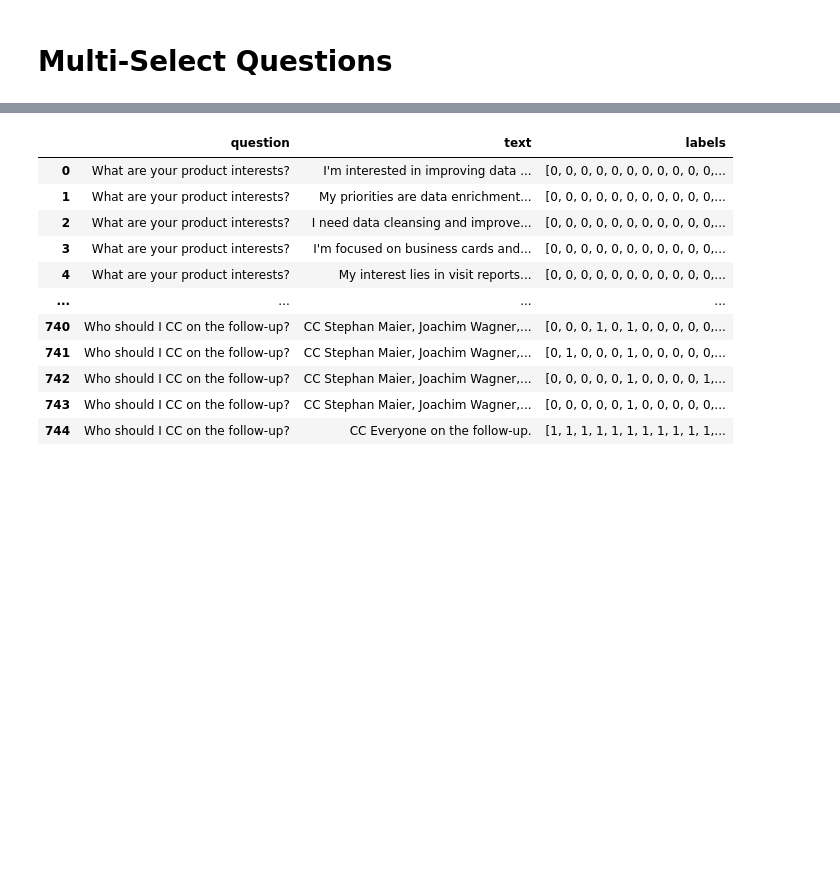
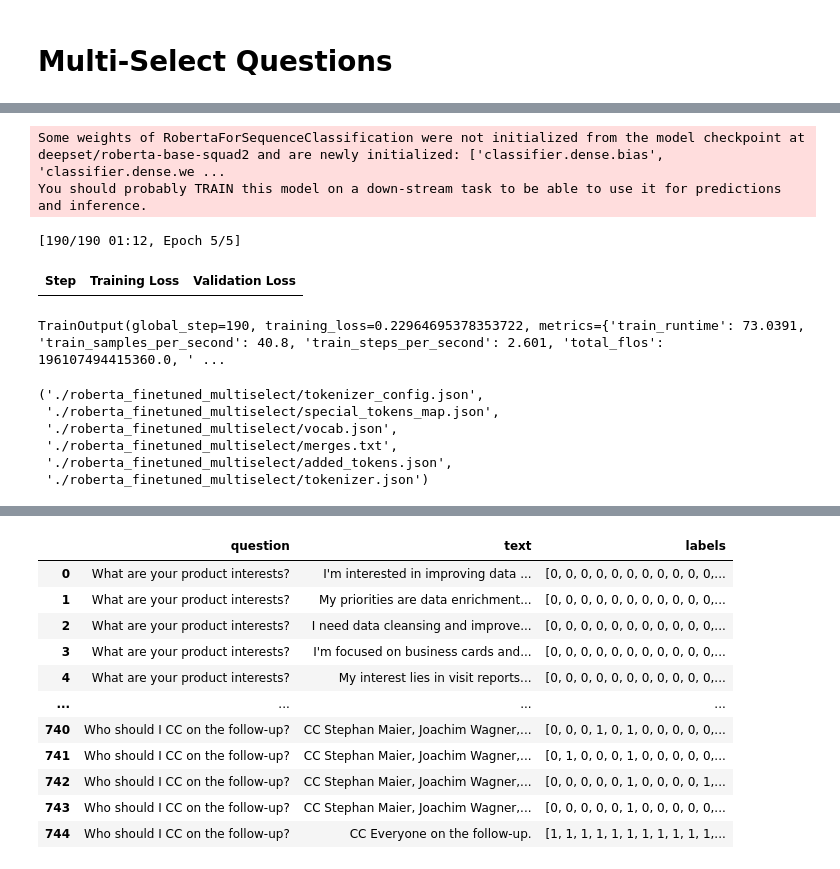
Before and after one commit to Michel-p16/PDS-Project, a Jupyter notebook: capstone.ipynb, the cells around one changed output, grey strips where cells are left out. Cells and saved outputs as stored; diff of their text form; code cells hidden in the pictures; blank space fills up the shorter version.

```diff
--- a/capstone.ipynb
+++ b/capstone.ipynb
@@ -378,0 +464,5 @@ No charts were generated by quickchart
+# %%
+model = AutoModelForSequenceClassification.from_pretrained(model_name, num_labels=len(all_labels), problem_type="multi_label_classification", id2label=int_to_label, label2id=label_to_int)
+# %% [output]
+Some weights of RobertaForSequenceClassification were not initialized from the model checkpoint at deepset/roberta-base-squad2 and are newly initialized: ['classifier.dense.bias', 'classifier.dense.we ...
+You should probably TRAIN this model on a down-stream task to be able to use it for predictions and inference.
@@ -378,0 +495,57 @@ No charts were generated by quickchart
+# %%
+from sklearn.metrics import f1_score, roc_auc_score, accuracy_score
+from transformers import EvalPrediction
+import torch
+
+# source: https://jesusleal.io/2021/04/21/Longformer-multilabel-classification/
+def multi_label_metrics(predictions, labels, threshold=0.5):
+    # first, apply sigmoid on predictions which are of shape (batch_size, num_labels)
+    sigmoid = torch.nn.Sigmoid()
+    probs = sigmoid(torch.Tensor(predictions))
+    # next, use threshold to turn them into integer predictions
+    y_pred = np.zeros(probs.shape)
+    y_pred[np.where(probs >= threshold)] = 1
+    # finally, compute metrics
+    y_true = labels
+    f1_micro_average = f1_score(y_true=y_true, y_pred=y_pred, average='micro')
+    roc_auc = roc_auc_score(y_true, y_pred, average = 'micro')
+    accuracy = accuracy_score(y_true, y_pred)
+    # return as dictionary
+    metrics = {'f1': f1_micro_average,
+               'roc_auc': roc_auc,
+               'accuracy': accuracy}
+    return metrics
+
+def compute_metrics(p: EvalPrediction):
+    preds = p.predictions[0] if isinstance(p.predictions,
+            tuple) else p.predictions
+    result = multi_label_metrics(
+        predictions=preds,
+        labels=p.label_ids)
+    return result
+# %%
+# Step 5: Prepare Trainer with the dataset and training arguments
+trainer = Trainer(
+    model=model,
+    args=training_args,
+    train_dataset=tokenized_dataset_multi_select["train"],
+    eval_dataset=tokenized_dataset_multi_select["test"],
+    tokenizer=tokenizer,
+    compute_metrics=compute_metrics,  # If you want to compute metrics like accuracy, you can define a custom function here
+)
+# %%
+trainer.train()
+# %% [output]
+[190/190 01:12, Epoch 5/5]
+| Step | Training Loss | Validation Loss |
+TrainOutput(global_step=190, training_loss=0.22964695378353722, metrics={'train_runtime': 73.0391, 'train_samples_per_second': 40.8, 'train_steps_per_second': 2.601, 'total_flos': 196107494415360.0, ' ...
+# %%
+model.save_pretrained("./roberta_finetuned_multiselect")
+tokenizer.save_pretrained("./roberta_finetuned_multiselect")
+# %% [output]
+('./roberta_finetuned_multiselect/tokenizer_config.json',
+ './roberta_finetuned_multiselect/special_tokens_map.json',
+ './roberta_finetuned_multiselect/vocab.json',
+ './roberta_finetuned_multiselect/merges.txt',
+ './roberta_finetuned_multiselect/added_tokens.json',
+ './roberta_finetuned_multiselect/tokenizer.json')
```
Also changed, not shown: parts of 19 cells of this notebook.
